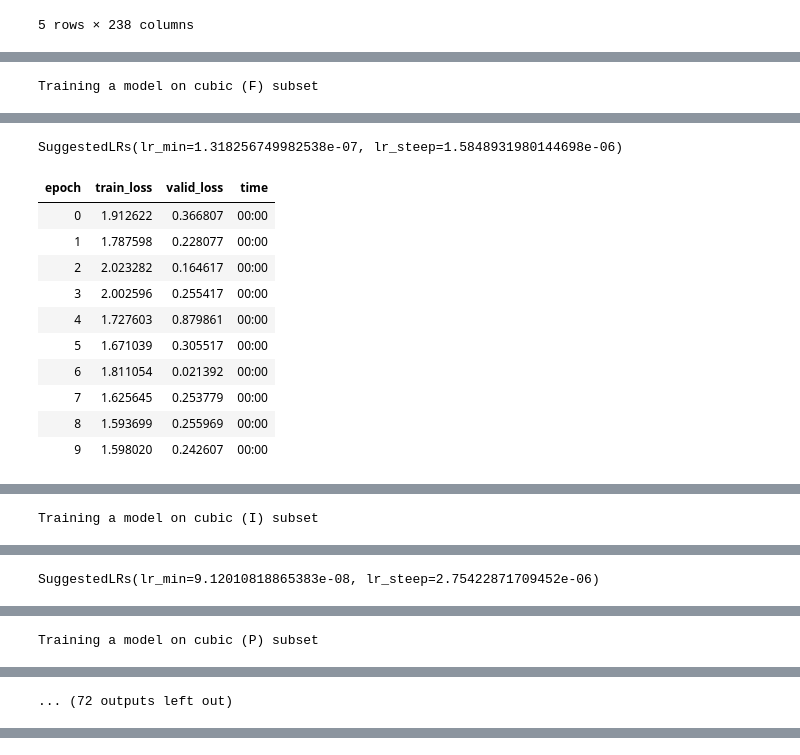
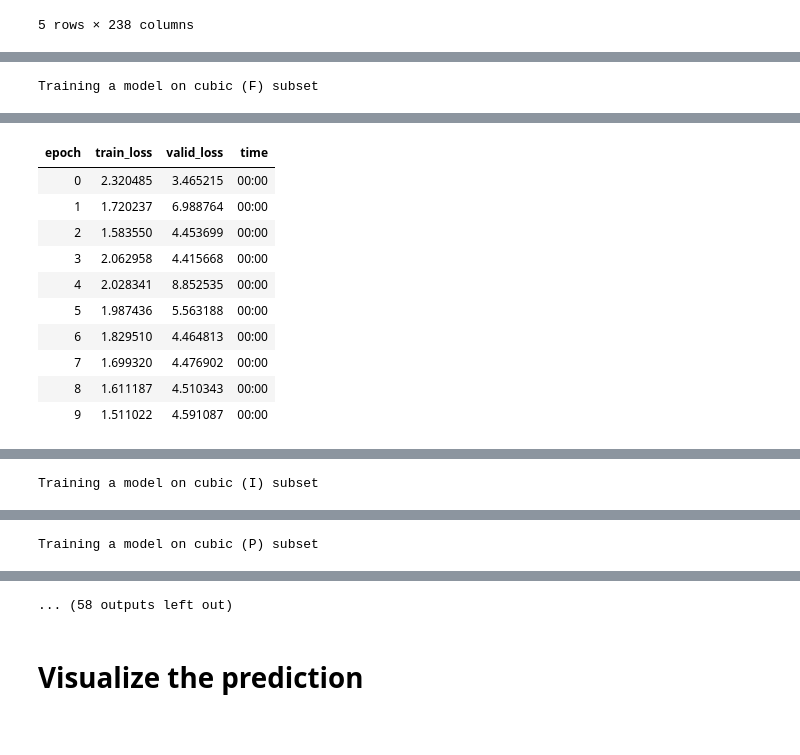
Before and after one commit to AuroraLHT/cryspnet, a Jupyter notebook: Notebook/TrainLattice.ipynb, the cells around one changed output, grey strips where cells are left out. Drawn from its saved outputs; the diff is of its cells as text; code cells hidden in the pictures.

```diff
--- a/Notebook/TrainLattice.ipynb
+++ b/Notebook/TrainLattice.ipynb
@@ -48,10 +54,25 @@ df_predictors.head()
 # %%
 def initializer(df, dep_vars, cont_names=[], cat_names=[], classes=None, p=0.1, bs=32):
+    """
+        This is a wrapper function for creating a learner. It merges categoization and oversampling process into
+        one piece and assigns the correct metric and loss function to the fastai learner.
+        The columns to be trained on are selected by the cont_names and cat_names.
+
+        Args:
+            df: dataframe for training and validating the model
+            dep_var: the dependance variable, must be a column of the df
+            cont_names: column names of the continuous vairable (used for selecting the column to be trained on)
+                see fastai documentation for more detail
+            cat_names: column names of the category vairable (used for selecting the column to be trained on)
+                see fastai documentation for more detail
+            p: portion of train validation split. train : valid = 1-p : p
+    """
 
     # split train and validation set and do oversampling if enabled
     val_idx= np.random.choice(df.index, int(len(df)*p), replace=False)
     splits = IndexSplitter(val_idx)(df.index)
 
+    # y_range constrain the maximum and minium value of the predicted dependance variable
     y_range = ( group[dep_vars].min(axis=0).values, group[dep_vars].max(axis=0).values )
     y_range = (torch.FloatTensor(y_range[0]).cuda(), torch.FloatTensor(y_range[1]).cuda())
 
@@ -69,9 +90,9 @@ def initializer(df, dep_vars, cont_names=[], cat_names=[], classes=None, p=0.1,
 
     # use the dataset to create the corresponding tabular learner
     # config allow us to tune the actual architecture
-    # metrics are for evaluation
     config = tabular_config(ps=[0.0]+[0.1]*4, bn_cont=False, bn_final=True) # add drop out layer
 
+    # create learner
     learn = tabular_learner(
         dls,
         layers=[256, 256, 256, 256], # set layer dimension
@@ -85,2 +118,5 @@ def initializer(df, dep_vars, cont_names=[], cat_names=[], classes=None, p=0.1,
+# %%
+cont_names = list(df_predictors.columns[10:])
+cat_names = []
 # %%
 groups = df_predictors.groupby("Bravais")
@@ -97,49 +123,70 @@ Path('/home/aurora/cryspnet/cryspnet/learner/LatticeParam')
 # %%
+normalizations = {}
 learns = {}
-normalizations = {}
 
 for Bravais, group in groups:
     dep_vars = PRED_COLS[Bravais]
 
     print(f"Training a model on {Bravais} subset")
+
+    # dataframe preprocess
+
     group = group.reset_index(drop=True)
     group = group.copy()
     # remove large unit cell by this line
     # group = group.sort_values(by='v', ascending=False).iloc[int(len(group)*.1):]
     group = group.sample(frac=1)
     group.reset_index(drop=True, inplace=True)
+
+    # compute log of the dependance variable to enable log-RMSE error
     group[dep_vars] = np.log(group[dep_vars])
 
+    # normalize the loged variable to scale
     mean = np.mean(group[dep_vars].values, axis=0)
     std = np.std(group[dep_vars].values, axis=0)
 
     normalizations[Bravais] = dict(mean=mean, std=std)
     group[dep_vars] = (group[dep_vars] - mean) / std
 
-    learn = initializer(group, dep_vars, cont_names=list(df_predictors.columns[10:]), p=0.1)
+    # create learner using the preprocessed dataframe
+    learn = initializer(
+        group,
+        dep_vars,
+        cont_names=cont_names,
+        cat_names=cat_names,
+        p=0.1,
+        bs=4 # we usually do 64 but the demo dataset is small so -u-
+    )
+
+    # find optimal learning rate
     suggestions = learn.lr_find(suggestions=True)
-    print(suggestions)
+    # print(suggestions)
 
     lr_max=1e-2
     learn.fit_one_cycle(10, lr_max=lr_max)
     learn.fit_one_cycle(10, lr_max=lr_max)
 
+    # save learner
     learn.export(lattice_folder/f"{Bravais}.pkl")
+    # save for later visualization
+    learns[Bravais] = learn
 
-    learns[Bravais] = learn
+# store the mean and std for making prediction
+import pickle
+with (lattice_folder / LATTICE_NORM).open("wb") as f:
+    pickle.dump(normalizations, f)
 # %% [output]
 Training a model on cubic (F) subset
 [interactive output not drawn]
-SuggestedLRs(lr_min=1.318256749982538e-07, lr_steep=1.5848931980144698e-06)
 | epoch | train_loss | valid_loss | time |
-| 0 | 1.912622 | 0.366807 | 00:00 |
-| 1 | 1.787598 | 0.228077 | 00:00 |
-| 2 | 2.023282 | 0.164617 | 00:00 |
-| 3 | 2.002596 | 0.255417 | 00:00 |
-| 4 | 1.727603 | 0.879861 | 00:00 |
-| 5 | 1.671039 | 0.305517 | 00:00 |
-| 6 | 1.811054 | 0.021392 | 00:00 |
-| 7 | 1.625645 | 0.253779 | 00:00 |
-| 8 | 1.593699 | 0.255969 | 00:00 |
-| 9 | 1.598020 | 0.242607 | 00:00 |
+| 0 | 2.320485 | 3.465215 | 00:00 |
+| 1 | 1.720237 | 6.988764 | 00:00 |
+| 2 | 1.583550 | 4.453699 | 00:00 |
+| 3 | 2.062958 | 4.415668 | 00:00 |
+| 4 | 2.028341 | 8.852535 | 00:00 |
+| 5 | 1.987436 | 5.563188 | 00:00 |
+| 6 | 1.829510 | 4.464813 | 00:00 |
+| 7 | 1.699320 | 4.476902 | 00:00 |
+| 8 | 1.611187 | 4.510343 | 00:00 |
+| 9 | 1.511022 | 4.591087 | 00:00 |
 | epoch | train_loss | valid_loss | time |
@@ -156,4 +203,3 @@ SuggestedLRs(lr_min=1.318256749982538e-07, lr_steep=1.5848931980144698e-06)
-Training a model on cubic (I) subset
+Training a model on cubic (I) subset
 [interactive output not drawn]
-SuggestedLRs(lr_min=9.12010818865383e-08, lr_steep=2.75422871709452e-06)
 | epoch | train_loss | valid_loss | time |
@@ -181,3 +227,2 @@ SuggestedLRs(lr_min=9.12010818865383e-08, lr_steep=2.75422871709452e-06)
-Training a model on cubic (P) subset
+Training a model on cubic (P) subset
 [interactive output not drawn]
-... (72 outputs left out)
@@ -183,0 +251 @@ Training a model on cubic (P) subset
+... (58 outputs left out)
@@ -188,0 +252,2 @@ with (lattice_folder / LATTICE_NORM).open("wb") as f:
+# %% [markdown]
+# Visualize the prediction
```
Also changed, not shown: parts of 14 cells of this notebook, 2 other files.
